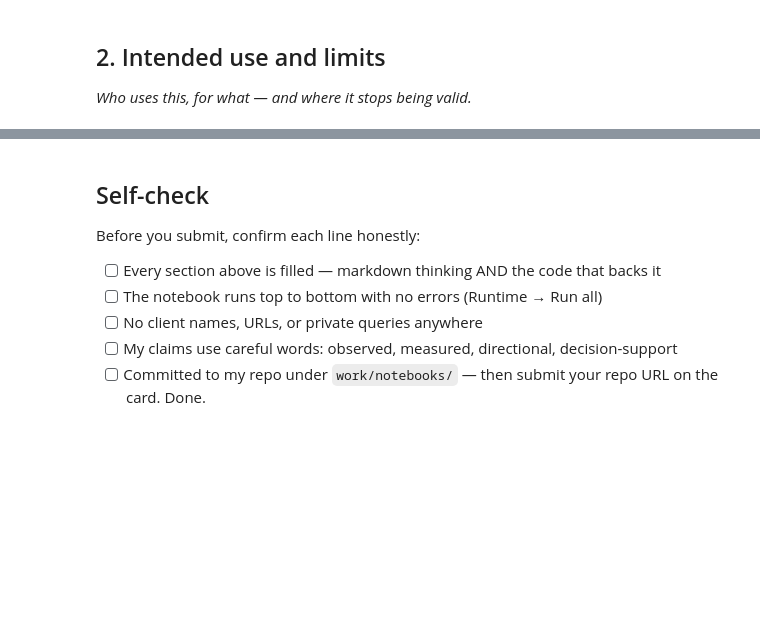
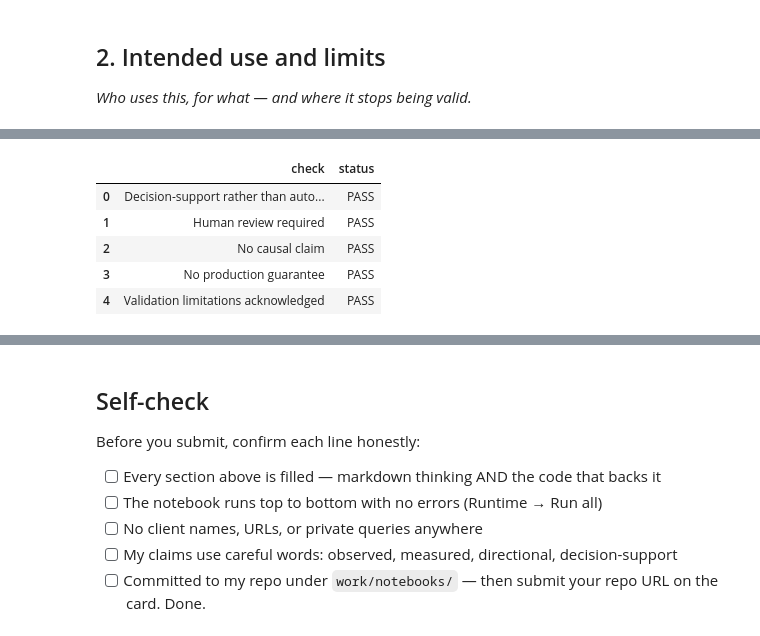
Before and after one commit to smaharx/ml-engineering-playground, a Jupyter notebook: work/notebooks/w07_action_playbook.ipynb, the cells around one changed output, grey strips where cells are left out. Cells and saved outputs as stored; diff of their text form; code cells hidden in the pictures; blank space fills up the shorter version.

```diff
--- a/work/notebooks/w07_action_playbook.ipynb
+++ b/work/notebooks/w07_action_playbook.ipynb
@@ -43,0 +339,27 @@ This skeleton is yours to fill. Work the sections **in order** — each one has
+# %%
+# Intended-use checks
+intended_use_checks = pd.DataFrame({
+    "check": [
+        "Decision-support rather than autonomous action",
+        "Human review required",
+        "No causal claim",
+        "No production guarantee",
+        "Validation limitations acknowledged",
+    ],
+    "status": [
+        "PASS",
+        "PASS",
+        "PASS",
+        "PASS",
+        "PASS",
+    ],
+})
+
+display(intended_use_checks)
+# %% [output]
+|  | check | status |
+| 0 | Decision-support rather than auto... | PASS |
+| 1 | Human review required | PASS |
+| 2 | No causal claim | PASS |
+| 3 | No production guarantee | PASS |
+| 4 | Validation limitations acknowledged | PASS |
```
Also changed, not shown: parts of 17 cells of this notebook.
